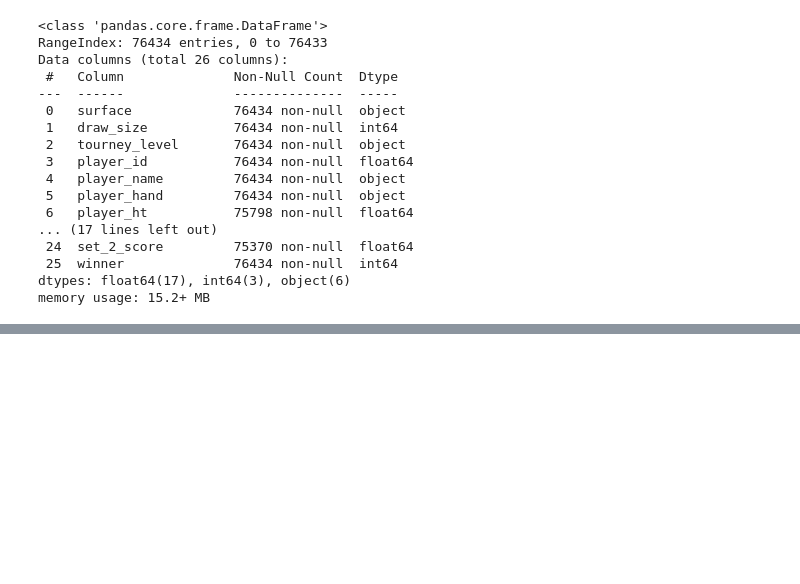
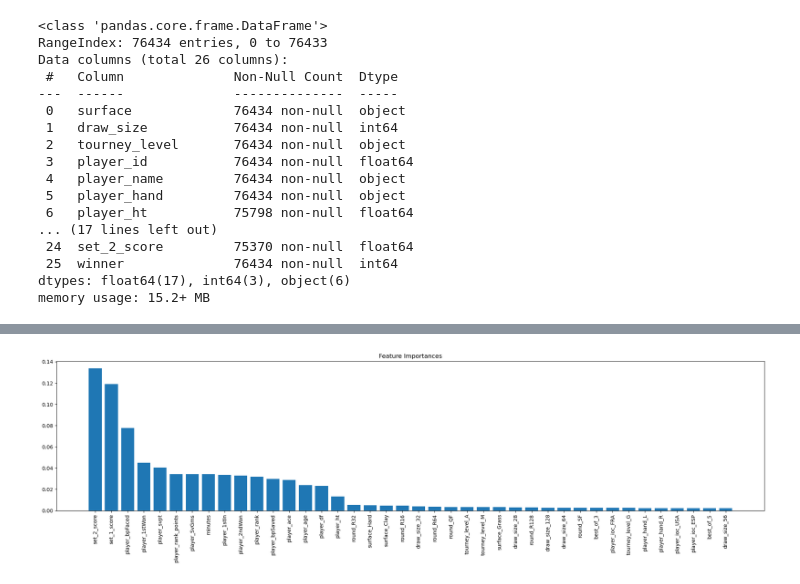
Before and after one commit to TaylorMater/UTA-BootCamp-Final-Project, a Jupyter notebook: keegan-scripts/random_forest_keegan.ipynb, the cells around one changed output, grey strips where cells are left out. Drawn from its saved outputs; the diff is of its cells as text; code cells hidden in the pictures; blank space fills up the shorter version.

Commit message:
added more metric evaluations of first model and fininshed second model using GridSearchCV

```diff
--- a/keegan-scripts/random_forest_keegan.ipynb
+++ b/keegan-scripts/random_forest_keegan.ipynb
@@ -101,7 +101,7 @@ preprocessor = ColumnTransformer(
 )
 
 # create random forest classifier model after preprocessing
-model = Pipeline(
+pipeline = Pipeline(
     steps=[
         ('preprocessor', preprocessor),
         ('classifier', RandomForestClassifier(random_state=0))
@@ -112,7 +112,7 @@ model = Pipeline(
 X_train, X_test, y_train, y_test = train_test_split(X, y, random_state=0)
 # %%
 # train the model
-model = model.fit(X_train, y_train)
+model = pipeline.fit(X_train, y_train)
 
 # making predictions using the testing data
 predictions = model.predict(X_test)
@@ -135,0 +158,19 @@ weighted avg       0.84      0.84      0.84     19109
+# %%
+# check feature importance
+import numpy as np
+import matplotlib.pyplot as plt
+
+# Get feature importances from the best model
+importances = model.named_steps['classifier'].feature_importances_
+feature_names = num_features + list(model.named_steps['preprocessor'].transformers_[1][1]['encoder'].get_feature_names_out(cat_features))
+indices = np.argsort(importances)[-40:][::-1]
+
+# Plot the feature importances
+plt.figure(figsize=(20, 6))
+plt.title("Feature Importances")
+plt.bar(range(len(indices)), importances[indices], align="center")
+plt.xticks(range(len(indices)), [feature_names[i] for i in indices], rotation=90)
+plt.tight_layout()
+plt.show()
+# %% [output]
+[figure, added]
```
Also changed, not shown: parts of 2 cells of this notebook, 2 other files.
